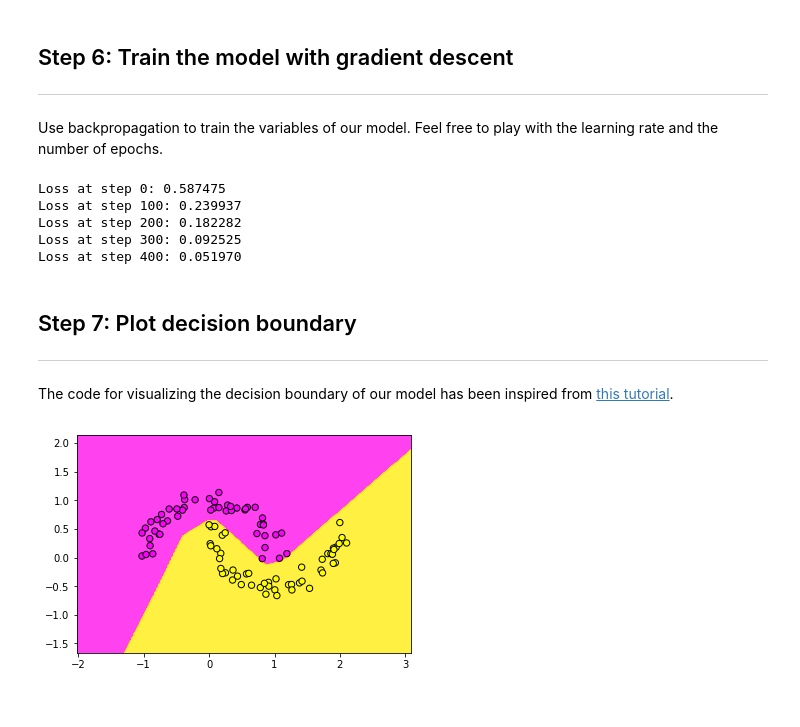
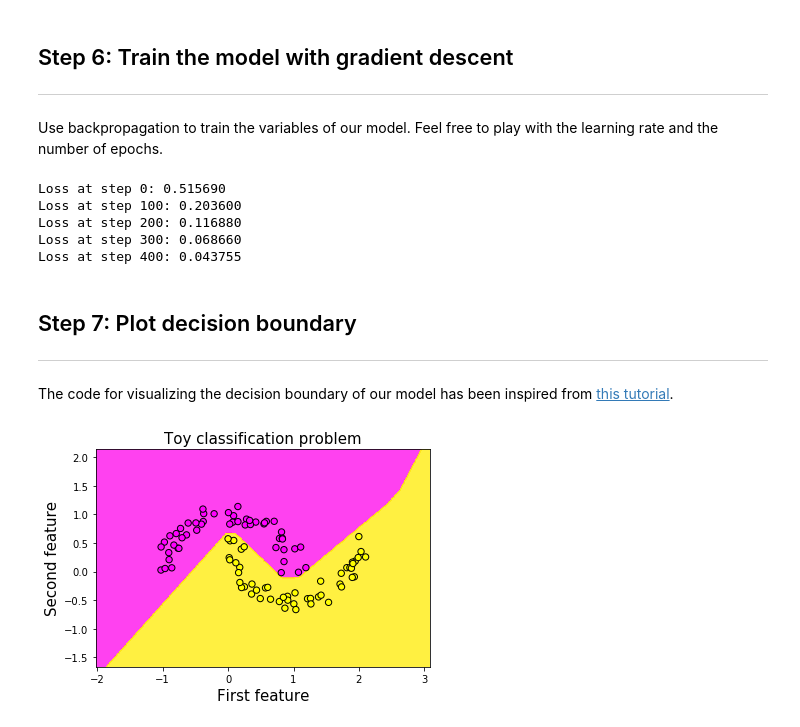
Before and after one commit to madalinabuzau/tensorflow-eager-tutorials, a Jupyter notebook: 01_simple_feedforward_neural_network.ipynb, the cells around one changed output. Saved outputs shown, nothing was run; the diff lists cells and outputs as text; code cells hidden in the pictures.

```diff
--- a/01_simple_feedforward_neural_network.ipynb
+++ b/01_simple_feedforward_neural_network.ipynb
@@ -96,16 +96,16 @@ num_epochs = 400
 
 for i in range(num_epochs+1):
     # One step of gradient descent
-    optimizer.apply_gradients(grads(model, X, y))
+    optimizer.apply_gradients(grads_fn(model, X, y))
     # Compute the loss
     if i%100==0:
-        print('Loss at step %d: %f' %(i, loss_model(model, X, y).numpy()))
+        print('Loss at step %d: %f' %(i, loss_fn(model, X, y).numpy()))
 # %% [output]
-Loss at step 0: 0.587475
-Loss at step 100: 0.239937
-Loss at step 200: 0.182282
-Loss at step 300: 0.092525
-Loss at step 400: 0.051970
+Loss at step 0: 0.515690
+Loss at step 100: 0.203600
+Loss at step 200: 0.116880
+Loss at step 300: 0.068660
+Loss at step 400: 0.043755
 # %% [markdown]
 ## Step 7: Plot decision boundary
 ----
@@ -113,22 +113,25 @@ The code for visualizing the decision boundary of our model has been inspired fr
 # %%
 # Create a mesh to plot in
 x_min, x_max = X[:, 0].numpy().min() - 1, X[:, 0].numpy().max() + 1
 y_min, y_max = X[:, 1].numpy().min() - 1, X[:, 1].numpy().max() + 1
 xx, yy = np.meshgrid(np.arange(x_min, x_max, 0.01),
                      np.arange(y_min, y_max, 0.01))
 
 # Predict target for each sample xx, yy
 Z = np.argmax(model.predict(tf.constant(np.c_[xx.ravel(), yy.ravel()])).numpy(), axis=1)
 
 # Put the result into a color plot
 Z = Z.reshape(xx.shape)
 fig = plt.figure()
 plt.contourf(xx, yy, Z, cmap=plt.cm.spring, alpha=0.8)
 
 # Plot our training points
 plt.scatter(X[:, 0].numpy(), X[:, 1].numpy(), c=y, s=40, cmap=plt.cm.spring, edgecolors='k')
 plt.xlim(xx.min(), xx.max())
 plt.ylim(yy.min(), yy.max())
+plt.xlabel('First feature', fontsize=15)
+plt.ylabel('Second feature', fontsize=15)
+plt.title('Toy classification problem', fontsize=15)
 plt.show()
 # %% [output]
-[figure, old version]
+[figure, new version]
```
Also changed, not shown: parts of 3 cells of this notebook, 4 other files.
